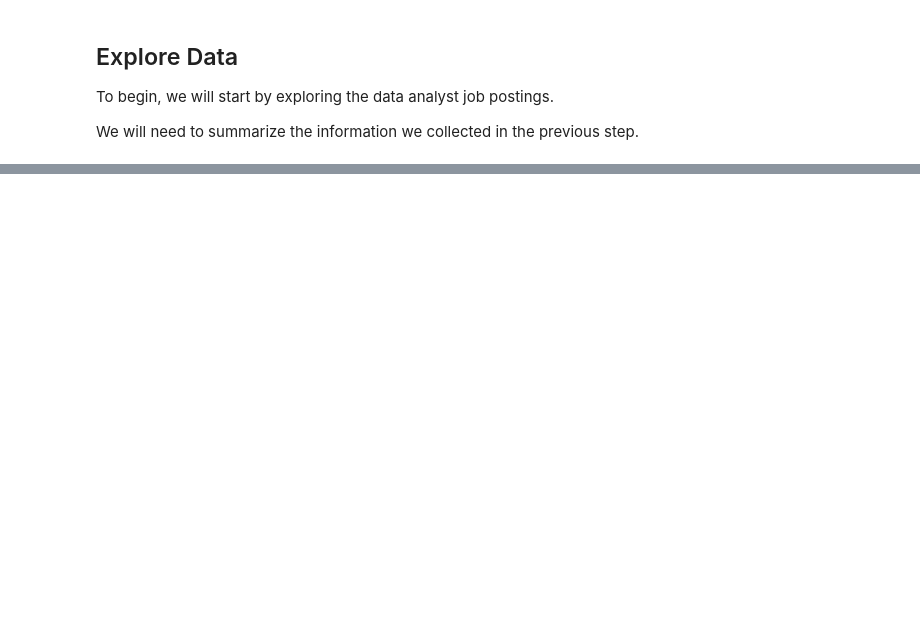
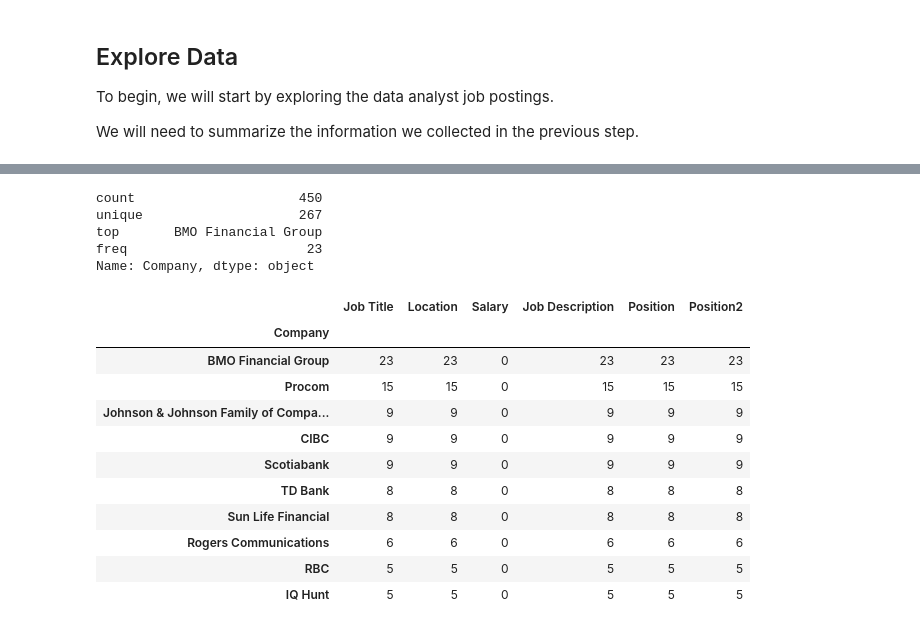
Before and after one commit to jma199/nlp-jobmarket, a Jupyter notebook: main_jobdesc_eda.ipynb, the cells around one changed output, grey strips where cells are left out. Cells and saved outputs as stored; diff of their text form; code cells hidden in the pictures; blank space fills up the shorter version.

```diff
--- a/main_jobdesc_eda.ipynb
+++ b/main_jobdesc_eda.ipynb
@@ -33,0 +149,26 @@ plt.show()
+# %%
+# Company
+# Is there a company that is looking to hire the most data candidates?
+raw_data["Company"].describe()
+# %% [output]
+count                     450
+unique                    267
+top       BMO Financial Group
+freq                       23
+Name: Company, dtype: object
+# %%
+company = raw_data.groupby(["Company"]).count().sort_values('Position', ascending=False).head(20)
+company.head(10)
+# %% [output]
+|  | Job Title | Location | Salary | Job Description | Position | Position2 |
+| Company |  |  |  |  |  |  |
+| BMO Financial Group | 23 | 23 | 0 | 23 | 23 | 23 |
+| Procom | 15 | 15 | 0 | 15 | 15 | 15 |
+| Johnson & Johnson Family of Compa... | 9 | 9 | 0 | 9 | 9 | 9 |
+| CIBC | 9 | 9 | 0 | 9 | 9 | 9 |
+| Scotiabank | 9 | 9 | 0 | 9 | 9 | 9 |
+| TD Bank | 8 | 8 | 0 | 8 | 8 | 8 |
+| Sun Life Financial | 8 | 8 | 0 | 8 | 8 | 8 |
+| Rogers Communications | 6 | 6 | 0 | 6 | 6 | 6 |
+| RBC | 5 | 5 | 0 | 5 | 5 | 5 |
+| IQ Hunt | 5 | 5 | 0 | 5 | 5 | 5 |
```
Also changed, not shown: parts of 28 cells of this notebook, 9 other files.
